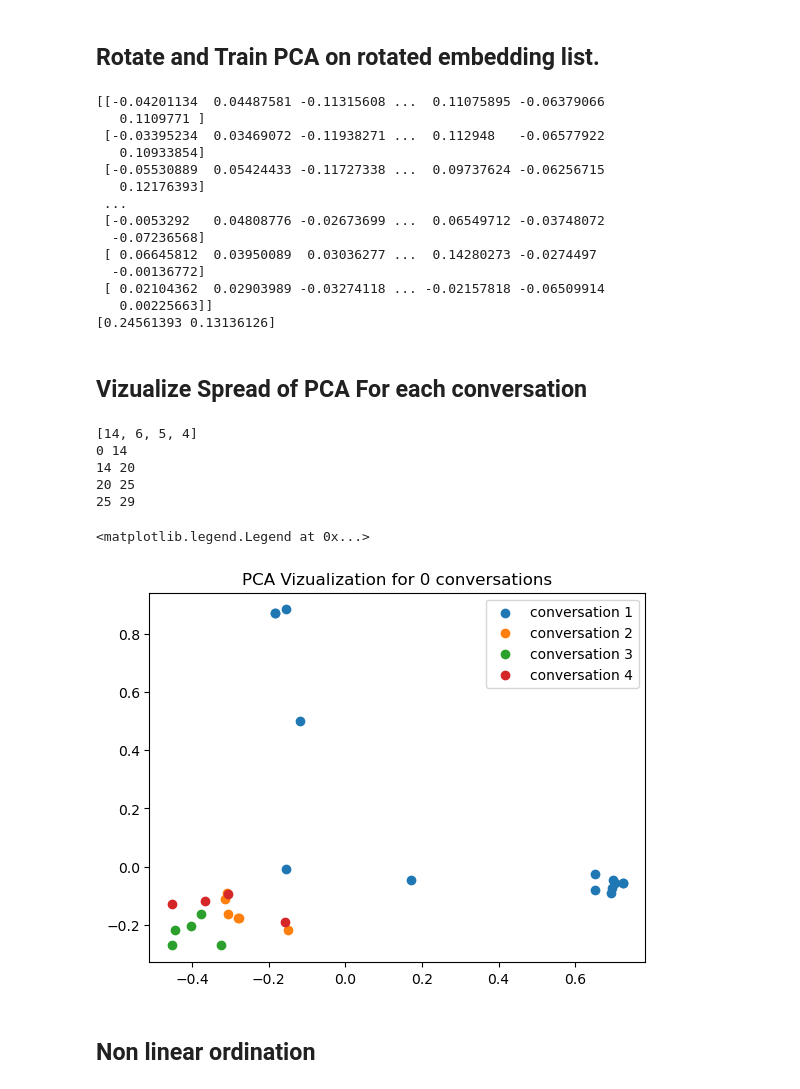
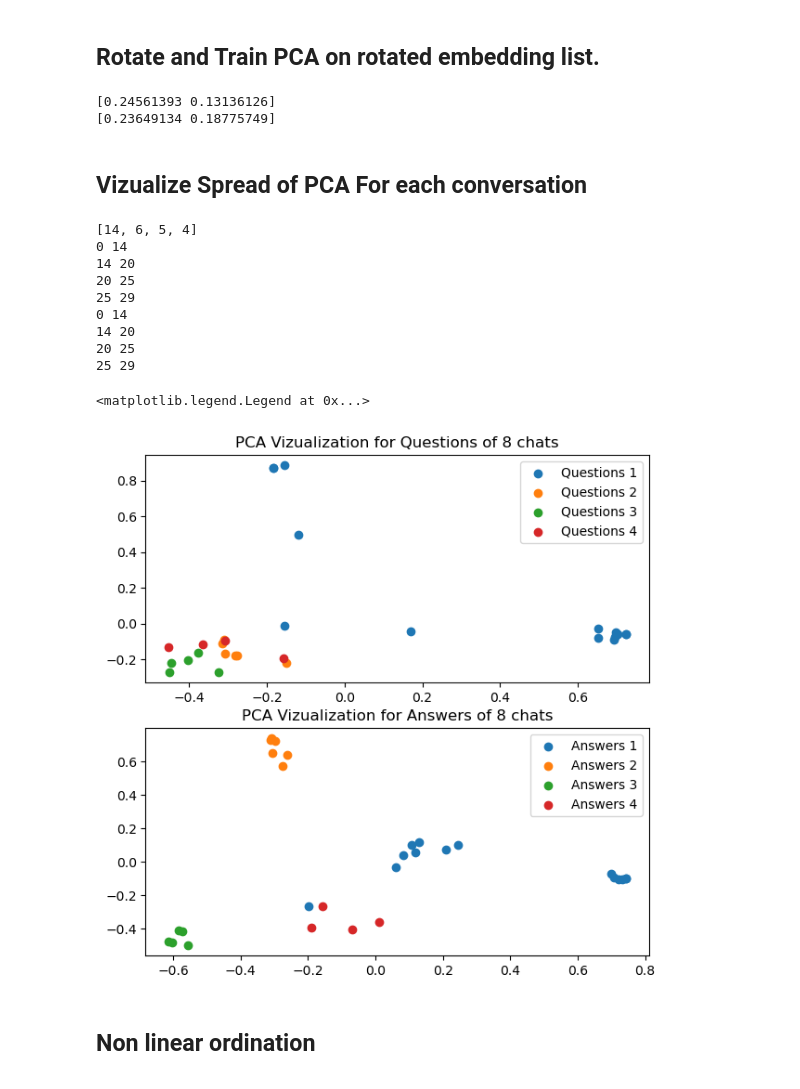
Before and after one commit to ivonr7/Wild_Chat_Experiments, a Jupyter notebook: viz_embedding.ipynb, the cells around one changed output. Drawn from its saved outputs; the diff is of its cells as text; code cells hidden in the pictures.

Commit message:
Visualizing of PCA for question vs answers

```diff
--- a/viz_embedding.ipynb
+++ b/viz_embedding.ipynb
@@ -53,11 +53,14 @@ chats.head()
 # %%
 from sentence_transformers import SentenceTransformer
 embedder = SentenceTransformer('all-MiniLM-L12-v2')
-content = dict()
+questions = dict()
+answers = dict()
 for j,chat in enumerate(chats['conversation']):
-    content[j] = []
+    questions[j] = []
+    answers[j] = []
     for i,question in enumerate(chat):
-        if i%2 == 0: content[j].append(question['content'])
+        if i%2 == 0: questions[j].append(question['content'])
+        else: answers[j].append(question['content'])
 
-print(content)
+print(answers)
 # %% [output]
@@ -94,49 +102,56 @@ pairs
 from sklearn.decomposition import PCA
 from itertools import chain
 pca = PCA(n_components=2)
-chat_embeddings = [data[1][1] for data in pairs.items()]
-lengths = [len(embedding) for embedding in chat_embeddings]
-data_matrix = np.array(list(chain(*chat_embeddings)))
-print(data_matrix)
-viz = pca.fit_transform(data_matrix)
+question_embeddings = [data[1][1] for data in question_pairs.items()]
+lengths = [len(embedding) for embedding in question_embeddings]
+data_matrix = np.array(list(chain(*question_embeddings)))
+q_viz = pca.fit_transform(data_matrix)
 print(pca.explained_variance_ratio_)
+
+
+answer_embeddings = [data[1][1] for data in answer_pairs.items()]
+lengths = [len(embedding) for embedding in answer_embeddings]
+data_matrix = np.array(list(chain(*answer_embeddings)))
+a_viz = pca.fit_transform(data_matrix)
+print(pca.explained_variance_ratio_)
 # %% [output]
-[[-0.04201134  0.04487581 -0.11315608 ...  0.11075895 -0.06379066
-   0.1109771 ]
- [-0.03395234  0.03469072 -0.11938271 ...  0.112948   -0.06577922
-   0.10933854]
- [-0.05530889  0.05424433 -0.11727338 ...  0.09737624 -0.06256715
-   0.12176393]
- ...
- [-0.0053292   0.04808776 -0.02673699 ...  0.06549712 -0.03748072
-  -0.07236568]
- [ 0.06645812  0.03950089  0.03036277 ...  0.14280273 -0.0274497
-  -0.00136772]
- [ 0.02104362  0.02903989 -0.03274118 ... -0.02157818 -0.06509914
-   0.00225663]]
 [0.24561393 0.13136126]
+[0.23649134 0.18775749]
 # %% [markdown]
 ## Vizualize Spread of PCA For each conversation
 # %%
 import matplotlib.pyplot as plt
 c = ['b','g','r']
 index = 0
+fig, axes = plt.subplots(2,figsize = (7,7))
 print(lengths)
+
 for i,length in enumerate(lengths):
     print(index,index+length)
-    plt.scatter(viz[index:index+length,0],viz[index:index+length,1],label = f"conversation {i+1}")
+    axes[0].scatter(q_viz[index:index+length,0],q_viz[index:index+length,1],label = f"Questions {i+1}")
+    index += length
+index = 0
+for i,length in enumerate(lengths):
+    print(index,index+length)
+    axes[1].scatter(a_viz[index:index+length,0],a_viz[index:index+length,1],label = f"Answers {i+1}")
     index += length
 
-plt.title(f"PCA Vizualization for {len(chat)} conversations")
-plt.legend()
+axes[0].set_title(f"PCA Vizualization for Questions of {len(chat)} chats")
+axes[1].set_title(f"PCA Vizualization for Answers of {len(chat)} chats")
+axes[0].legend()
+axes[1].legend()
 # %% [output]
 [14, 6, 5, 4]
 0 14
 14 20
 20 25
 25 29
+0 14
+14 20
+20 25
+25 29
 <matplotlib.legend.Legend at 0x...>
-[figure, old version]
+[figure, new version]
 # %% [markdown]
 ## Non linear ordination
 # %%
```
Also changed, not shown: parts of 3 cells of this notebook.
